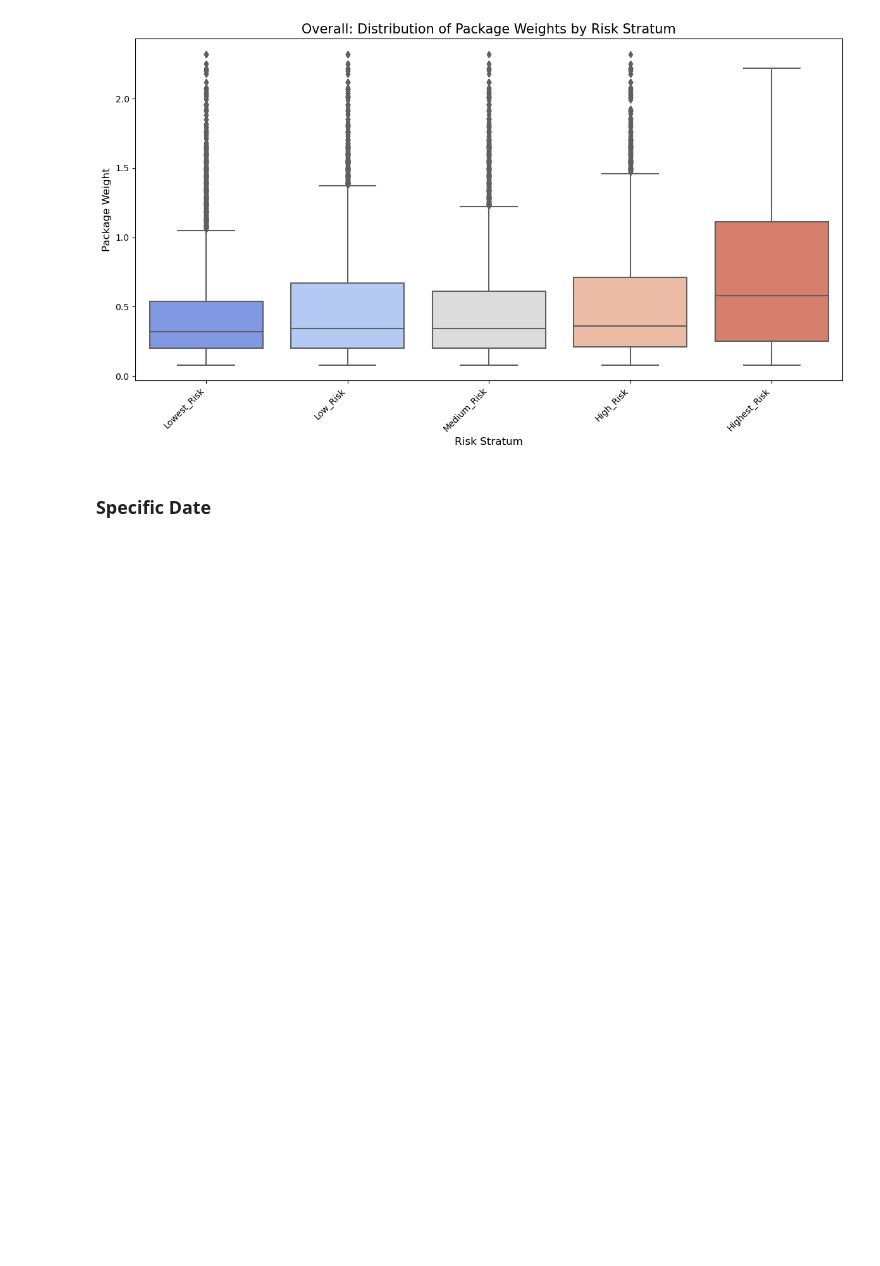
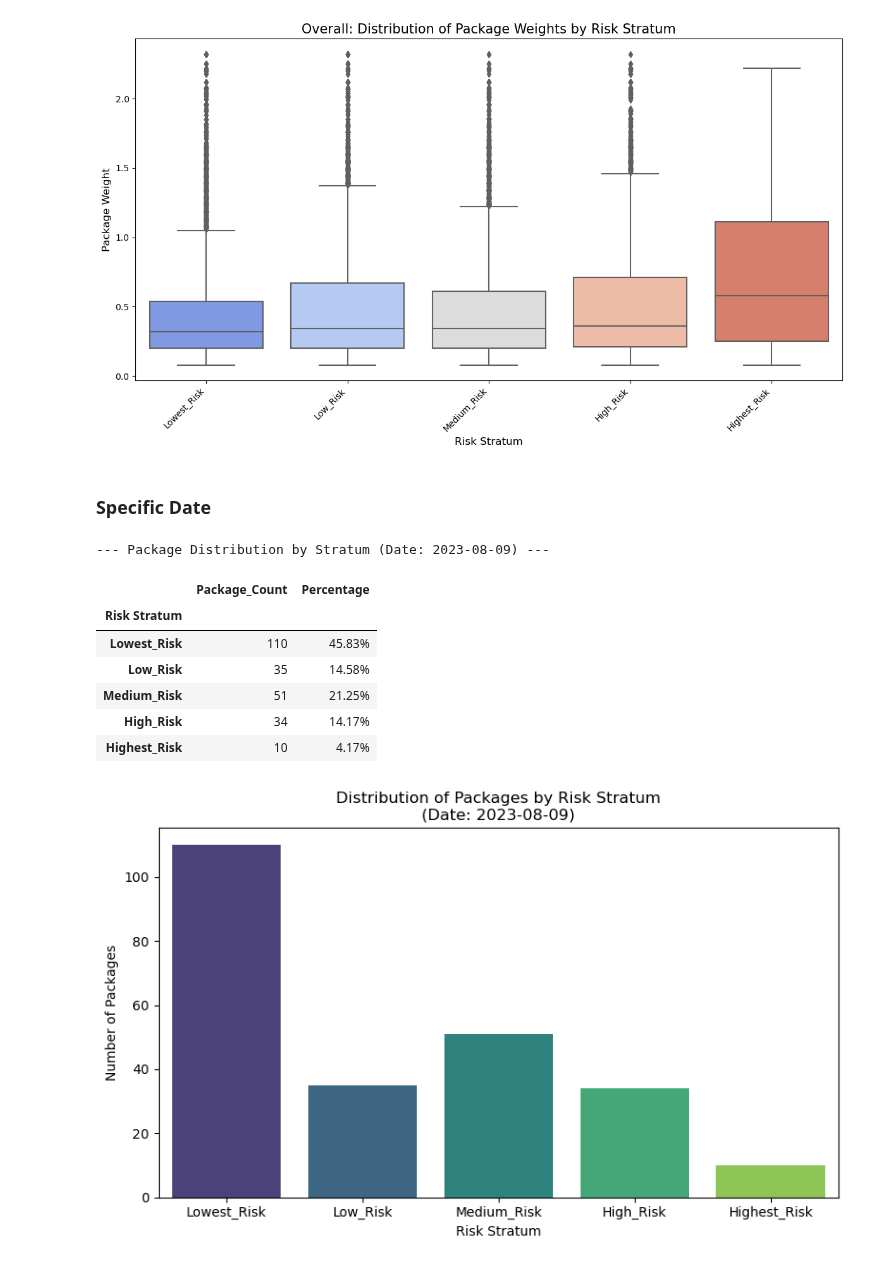
Before and after one commit to uligt/capstone, a Jupyter notebook: EDA/stratification/stratification.ipynb, the cells around one changed output. Cells and saved outputs as stored; diff of their text form; code cells hidden in the pictures; blank space fills up the shorter version.

```diff
--- a/EDA/stratification/stratification.ipynb
+++ b/EDA/stratification/stratification.ipynb
@@ -685,6 +698,63 @@ if 'DateOfReport' in stratified_df.columns:
         filter_title_part = f"Month: {filter_by_month}"
 else:
     print("Warning: 'DateOfReport' column not found. Skipping date filter.")
+# %%
+# Cell 7: Stratum Distribution Summary
+
+# This cell uses 'analysis_df' to show the package distribution across strata,
+# respecting the active filter from Cell 1.
+
+if 'analysis_df' in locals() and not analysis_df.empty:
+
+    # --- 1. Calculate the distribution ONCE ---
+    # value_counts() is the most direct way to get counts for each category.
+    # .reindex() ensures all strata are present in the correct order, even if count is 0.
+    stratum_counts = analysis_df[stratum_col_name].value_counts().reindex(
+        strata_config['labels'], fill_value=0
+    )
+
+    # --- 2. Display the results as a styled summary table ---
+    # Create a DataFrame for a more professional-looking output.
+    distribution_summary_df = pd.DataFrame({
+        'Package_Count': stratum_counts,
+        'Percentage': (stratum_counts / stratum_counts.sum()) * 100 if stratum_counts.sum() > 0 else 0
+    })
+    distribution_summary_df.index.name = 'Risk Stratum'
+
+    print(f"--- Package Distribution by Stratum ({filter_title_part}) ---")
+    display(distribution_summary_df.style.format({
+        'Package_Count': '{:,.0f}',
+        'Percentage': '{:.2f}%'
+    }))
+
+    # --- 3. Visualize the distribution with a bar plot ---
+    # We use sns.barplot with the pre-calculated data.
+    plt.figure(figsize=(8, 5))
+    sns.barplot(
+        x=distribution_summary_df.index,
+        y=distribution_summary_df['Package_Count'],
+        palette="viridis"
+    )
+    plt.title(f'Distribution of Packages by Risk Stratum\n({filter_title_part})')
+    plt.xlabel('Risk Stratum')
+    plt.ylabel('Number of Packages')
+    plt.xticks(rotation=0)
+    plt.tight_layout()
+    plt.show()
+
+else:
+    # This message shows if the filter resulted in an empty dataset.
+    print(f"No package distribution data to display for the selected filter ({filter_title_part}).")
+# %% [output]
+--- Package Distribution by Stratum (Date: 2023-08-09) ---
+|  | Package_Count | Percentage |
+| Risk Stratum |  |  |
+| Lowest_Risk | 110 | 45.83% |
+| Low_Risk | 35 | 14.58% |
+| Medium_Risk | 51 | 21.25% |
+| High_Risk | 34 | 14.17% |
+| Highest_Risk | 10 | 4.17% |
+[figure, added]
 # %%
 # Ensure data is valid before proceeding
 if 'analysis_df' in locals() and not analysis_df.empty and \
```
Also changed, not shown: parts of 8 cells of this notebook.
